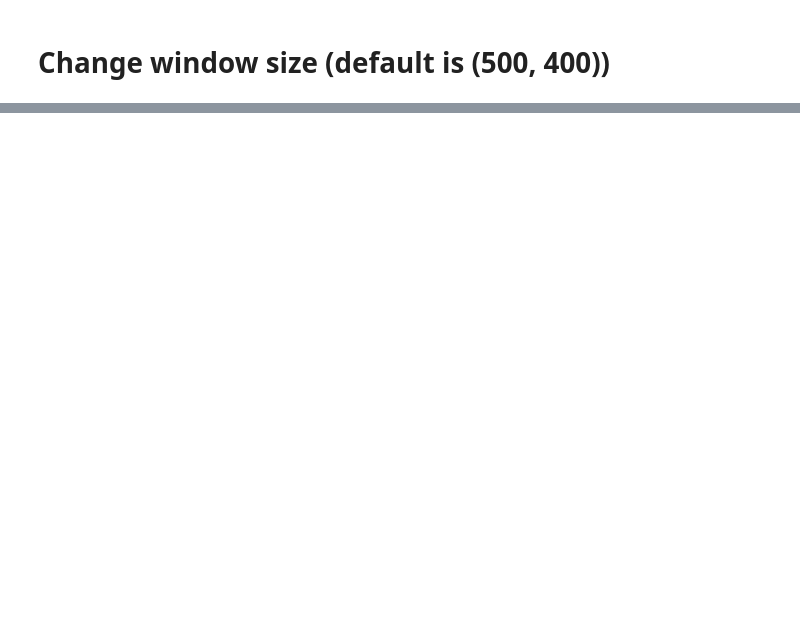
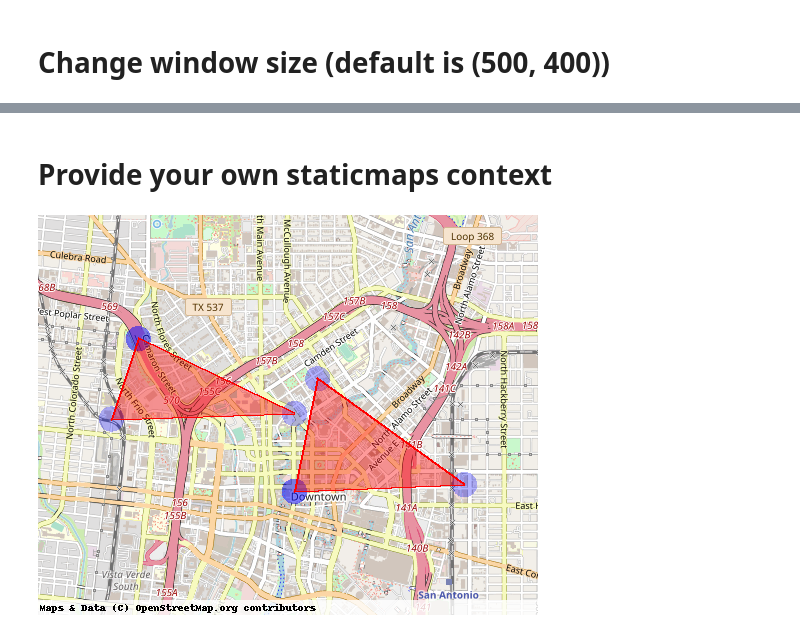
Before and after one commit to eddiethedean/landfall, a Jupyter notebook: examples/plot_polygons_function.ipynb, the cells around one changed output, grey strips where cells are left out. Saved outputs shown, nothing was run; the diff lists cells and outputs as text; code cells hidden in the pictures; blank space fills up the shorter version.

```diff
--- a/examples/plot_polygons_function.ipynb
+++ b/examples/plot_polygons_function.ipynb
@@ -61,0 +84,16 @@ plot_polygons(polygons, window_size=()
+# %% [markdown]
+# Provide your own staticmaps context
+# %%
+from staticmaps import Context, Circle, create_latlng, Color
+
+context = Context()
+tblue = Color(0, 0, 255, 75)
+for poly in polygons:
+    for point in poly:
+        ll = create_latlng(*point)
+        circle = Circle(ll, .1, fill_color=tblue)
+        context.add_object(circle)
+
+plot_polygons(polygons, context=context)
+# %% [output]
+[figure, added]
```
Also changed, not shown: parts of 5 cells of this notebook.
